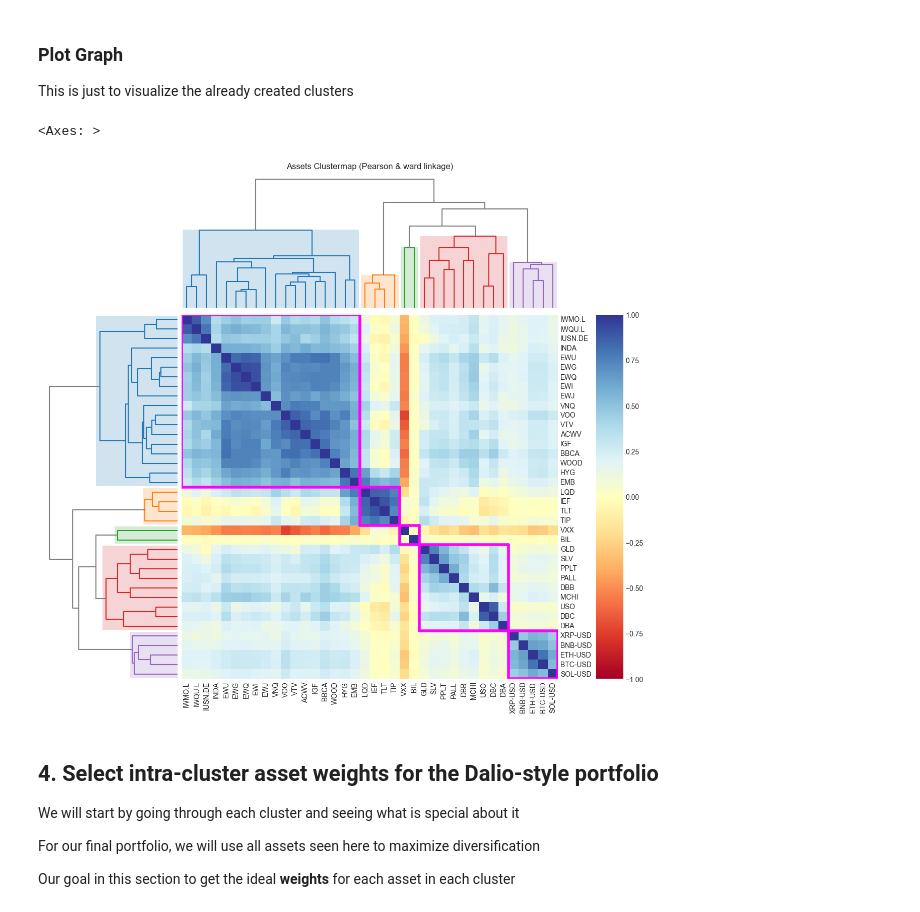
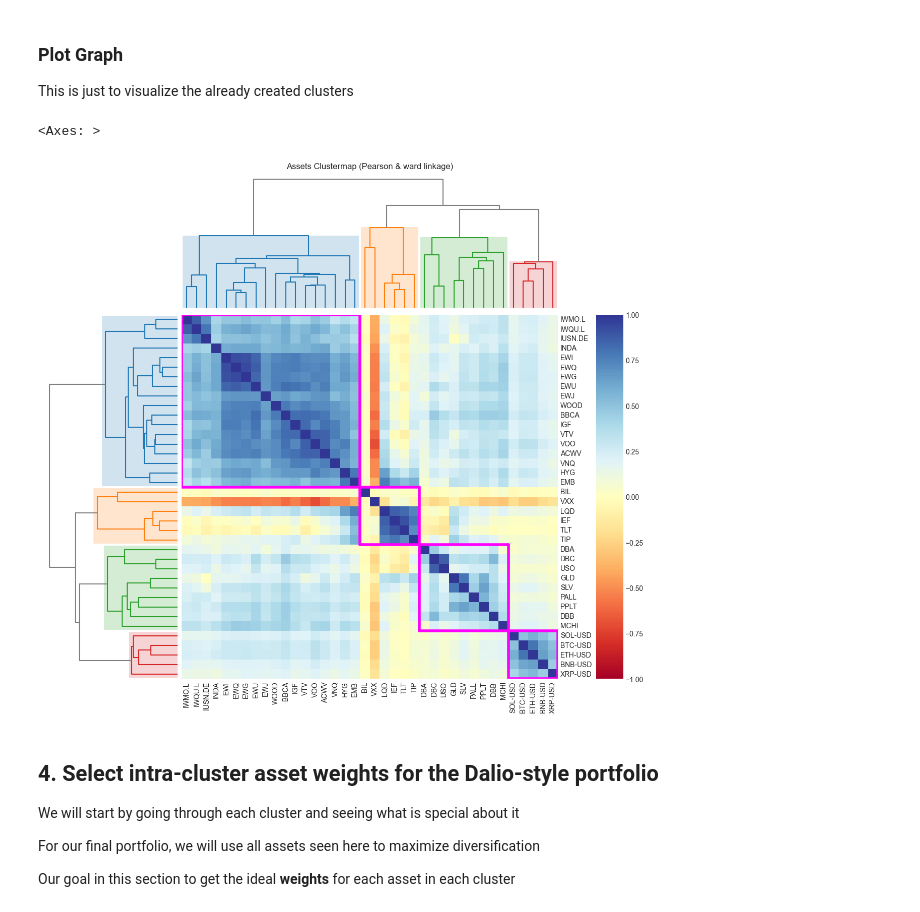
Before and after one commit to LAIN-21/dalio_uncorrelated_returns, a Jupyter notebook: portfolio_creator.ipynb, the cells around one changed output. Drawn from its saved outputs; the diff is of its cells as text; code cells hidden in the pictures.

Commit message:
fix: Data leakage throughout the whole pipeline didn't allow for proper testing

```diff
--- a/portfolio_creator.ipynb
+++ b/portfolio_creator.ipynb
@@ -262,0 +290,32 @@ summary_stats.sort_values("vol", ascending=False)
+# %%
+# -----------------------
+# Compute returns
+# -----------------------
+returns_train = prices_train.pct_change().dropna()
+returns_test  = prices_test.pct_change().dropna()
+
+# -----------------------
+# Sanity checks (TRAINING data)
+# Used for clustering, covariance, and weights
+# -----------------------
+summary_stats_train = pd.DataFrame({
+    "mean": returns_train.mean(),
+    "median": returns_train.median(),
+    "vol": returns_train.std()
+}).sort_values("vol", ascending=False)
+
+print("TRAINING DATA — Summary statistics")
+display(summary_stats_train)
+
+# -----------------------
+# Sanity checks (TESTING data)
+# Used only for evaluation / diagnostics
+# -----------------------
+summary_stats_test = pd.DataFrame({
+    "mean": returns_test.mean(),
+    "median": returns_test.median(),
+    "vol": returns_test.std()
+}).sort_values("vol", ascending=False)
+
+print("TESTING DATA — Summary statistics")
+display(summary_stats_test)
@@ -417,19 +528,19 @@ This is just to visualize the already created clusters
 # %%
 # Visualize correlation clusters (similar to the first notebook)
 
 ax = rp.plot_clusters(
-    returns=returns,
+    returns=returns_train,
     codependence="pearson",
     linkage="ward",
     k=None,
     max_k=10,
     leaf_order=True,
     ax=None
 )
 ax
 # %% [output]
 <Axes: >
-[figure, old version]
+[figure, new version]
 # %% [markdown]
 ## 4. Select intra-cluster asset weights for the Dalio-style portfolio
 
```
Also changed, not shown: parts of 25 cells of this notebook.
